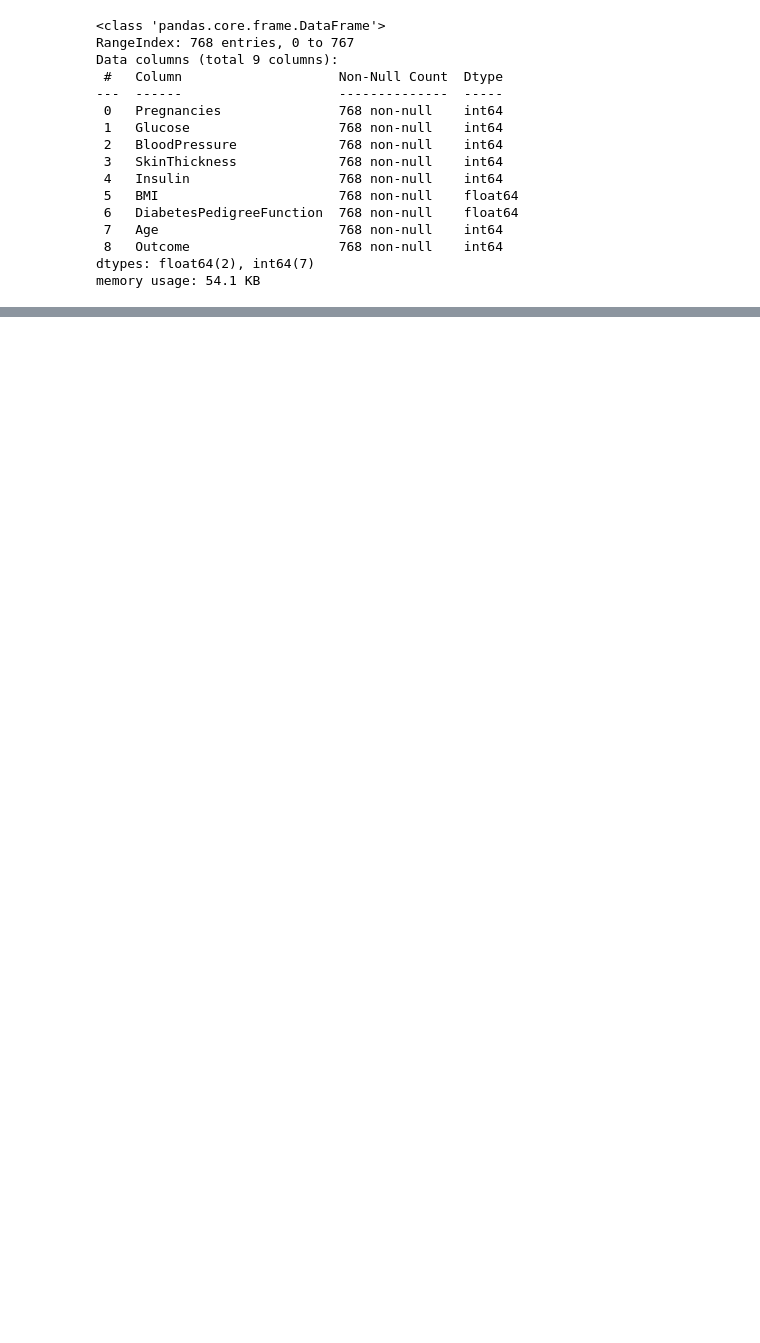
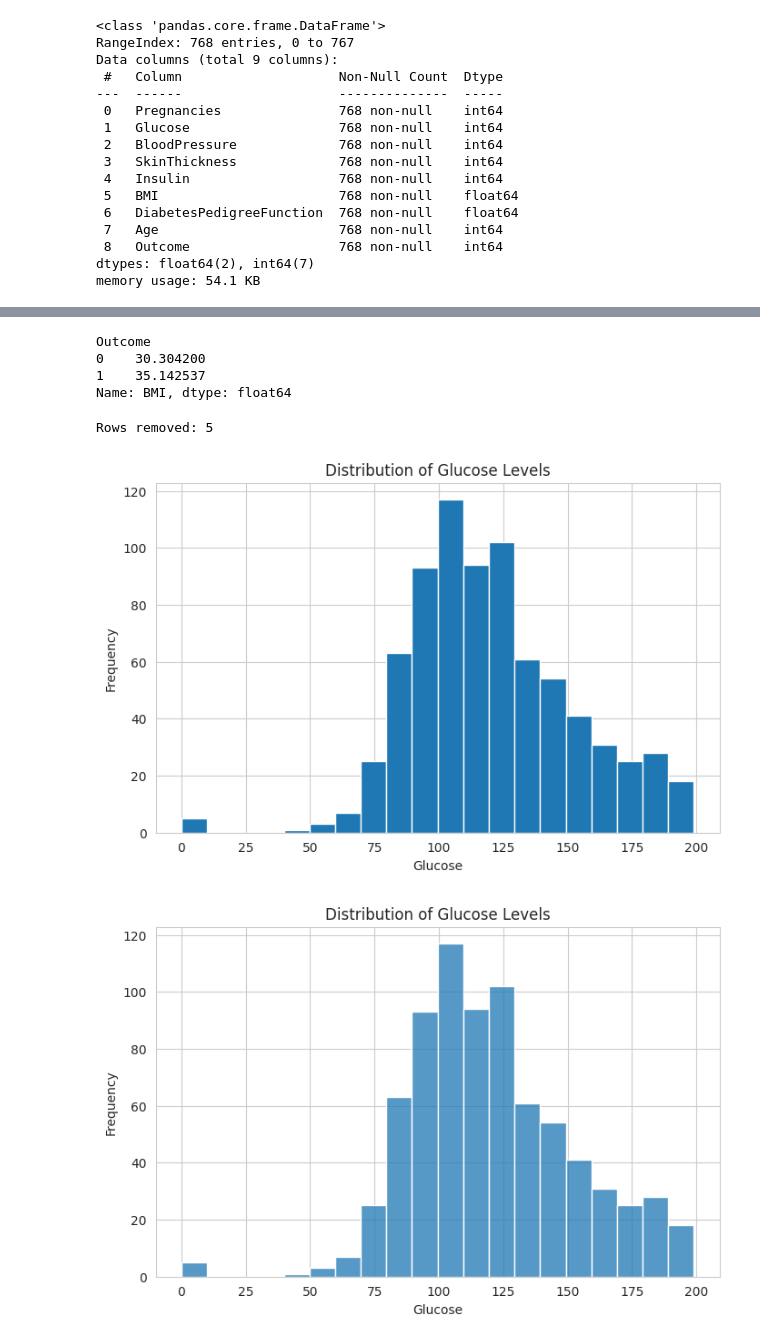
Before and after one commit to Nafeesatu/AI-bootcamp-portfolio, a Jupyter notebook: Diabetes_Dataset_EDA.ipynb, the cells around one changed output, grey strips where cells are left out. Drawn from its saved outputs; the diff is of its cells as text; code cells hidden in the pictures; blank space fills up the shorter version.

```diff
--- a/Diabetes_Dataset_EDA.ipynb
+++ b/Diabetes_Dataset_EDA.ipynb
@@ -114 +118,57 @@ plt.show()
+# %%
+# Average BMI grouped by outcome: Comparing BMI by outcome helps determine whether higher body mass is linked to diabetes occurrence.
+average_bmi = df.groupby('Outcome')['BMI'].mean()
+
+print(average_bmi)
+# %% [output]
+Outcome
+0    30.304200
+1    35.142537
+Name: BMI, dtype: float64
+# %%
+
+#Drop rows with missing or zero glucose values
+#A glucose value of zero is medically unrealistic, so removing such rows improves data quality.
+
+# Original row count
+original_rows = df.shape[0]
+
+# Remove rows with zero glucose values
+cleaned_df = df[df['Glucose'] != 0]
+
+# New row count
+new_rows = cleaned_df.shape[0]
+
+# Rows removed
+rows_removed = original_rows - new_rows
+
+print("Rows removed:", rows_removed)
+# %% [output]
+Rows removed: 5
+# %%
+#TASK 3 — Five Chart Types, Histogram
+
+plt.figure(figsize=(8,5))
+
+plt.hist(df['Glucose'], bins=20)
+
+plt.title('Distribution of Glucose Levels')
+plt.xlabel('Glucose')
+plt.ylabel('Frequency')
+
+plt.show()
+
+#Seaborn Version
+plt.figure(figsize=(8,5))
+
+sns.histplot(df['Glucose'], bins=20)
+
+plt.title('Distribution of Glucose Levels')
+plt.xlabel('Glucose')
+plt.ylabel('Frequency')
+
+plt.show()
+# %% [output]
+[figure, added]
+[figure, added]
 # %%
```
Also changed, not shown: parts of 27 cells of this notebook.
